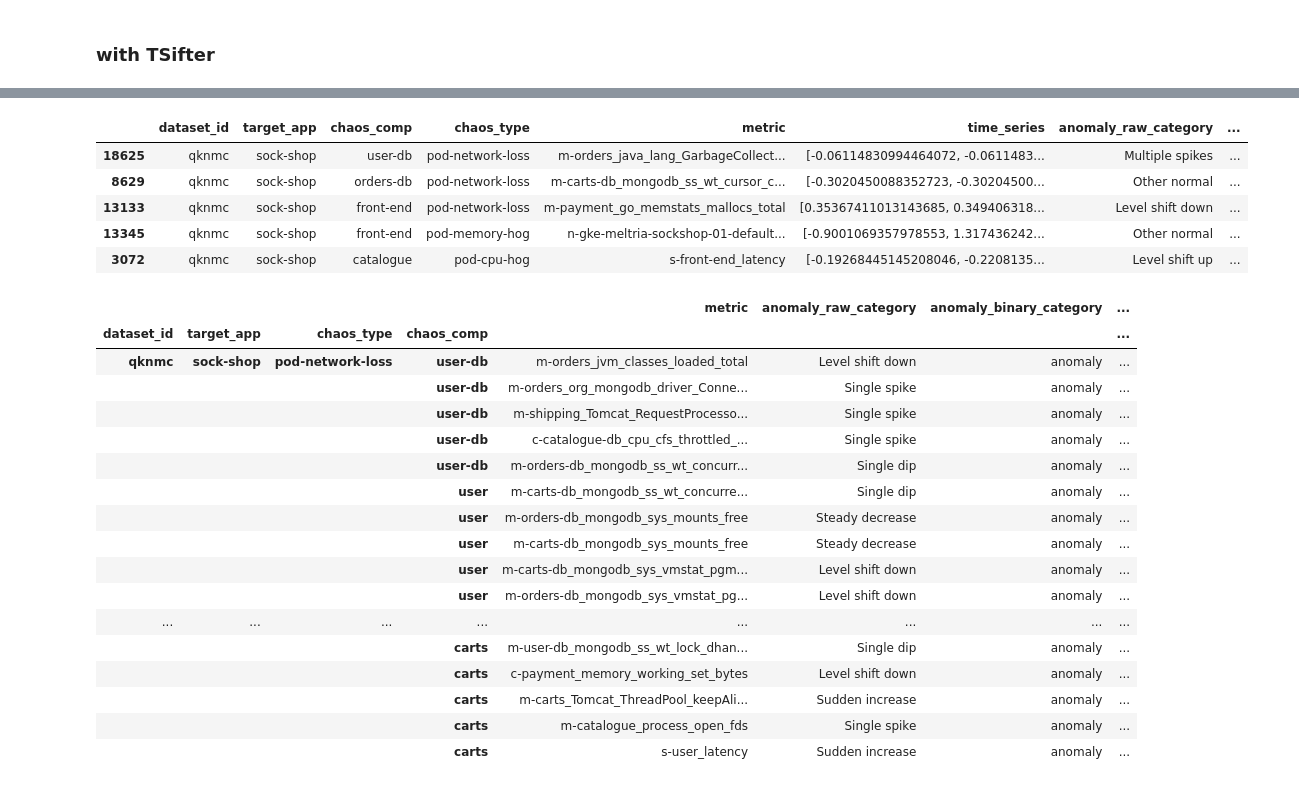
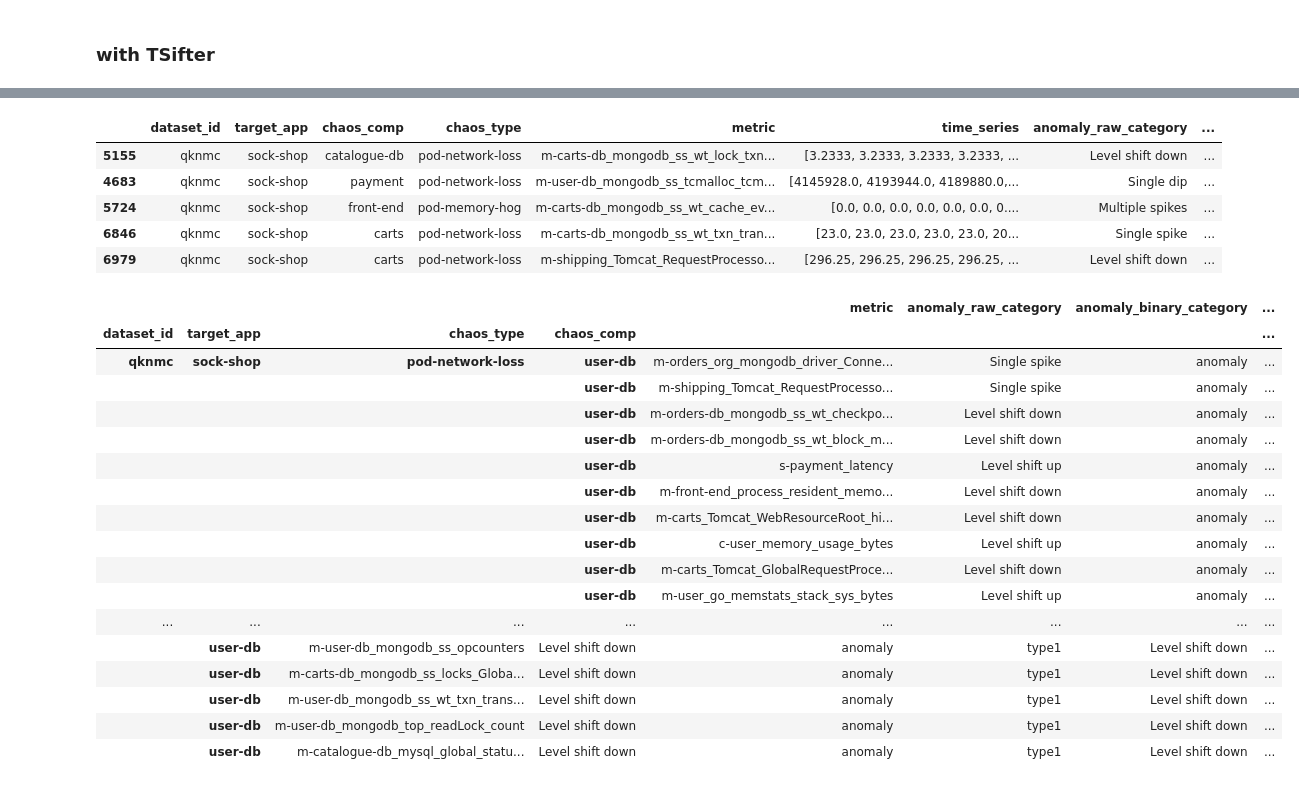
Before and after one commit to XuRepository/meltria-analyzer, a Jupyter notebook: notebooks/patternmatcher.ipynb, the cells around one changed output, grey strips where cells are left out. Saved outputs shown, nothing was run; the diff lists cells and outputs as text; code cells hidden in the pictures.

```diff
--- a/notebooks/patternmatcher.ipynb
+++ b/notebooks/patternmatcher.ipynb
@@ -113,5 +113,5 @@ user-db/pod-network-loss/0
 from notebooklib.save import load_tsdr
 
 DATASET_ID = "qknmc"  # sockshop
-datasets = get_well_injected_fault_dataset(load_tsdr(DATASET_ID))
+datasets = get_well_injected_fault_dataset(load_tsdr(DATASET_ID, revert_normalized_time_series=True))
 assert len(datasets) != 0
@@ -313,6 +310,6 @@ datasets_hier_sbd = load_tsdr(DATASET_ID, "hier_sbd")
 # %%
-predicted_and_reduced_df = predict_anomaly_categories(datasets_fluxrank, model, record_target_idx=2)
+predicted_and_reduced_df = predict_anomaly_categories(datasets, model, record_target_idx=2)
 # %%
 from tsdr.outlierdetection.residual_integral import residual_integral_max
 
-predicted_and_reduced_df["anomaly_degree"] = predicted_and_reduced_df.apply(lambda x: residual_integral_max(x.time_series)[0], axis=1)
+predicted_and_reduced_df["anomaly_degree"] = predicted_and_reduced_df.apply(lambda x: residual_integral_max(x.time_series, bkp=0)[0], axis=1)
@@ -351,38 +339,37 @@ def rank_score_of_patternmatcher_fixed(x: pd.Series) -> np.ndarray:
         case _:
             assert False, f"Unknown anomaly type: {at}"
     P = x["anomaly_degree"]  # anomaly degree (normalize to [0, 1])
-    # return (-np.log2(max([P, MIN_P]))) * pw
-    return (-np.log2(P)) * pw
+    return (-np.log2(max([P, MIN_P]))) * pw
 # %%
 predicted_and_reduced_df["rank_score"] = predicted_and_reduced_df.apply(rank_score_of_patternmatcher_fixed, axis=1)
 predicted_and_reduced_df.sample(n=5)
 # %% [output]
 |  | dataset_id | target_app | chaos_comp | chaos_type | metric | time_series | anomaly_raw_category | ... |
-| 18625 | qknmc | sock-shop | user-db | pod-network-loss | m-orders_java_lang_GarbageCollect... | [-0.06114830994464072, -0.0611483... | Multiple spikes | ... |
-| 8629 | qknmc | sock-shop | orders-db | pod-network-loss | m-carts-db_mongodb_ss_wt_cursor_c... | [-0.3020450088352723, -0.30204500... | Other normal | ... |
-| 13133 | qknmc | sock-shop | front-end | pod-network-loss | m-payment_go_memstats_mallocs_total | [0.35367411013143685, 0.349406318... | Level shift down | ... |
-| 13345 | qknmc | sock-shop | front-end | pod-memory-hog | n-gke-meltria-sockshop-01-default... | [-0.9001069357978553, 1.317436242... | Other normal | ... |
-| 3072 | qknmc | sock-shop | catalogue | pod-cpu-hog | s-front-end_latency | [-0.19268445145208046, -0.2208135... | Level shift up | ... |
+| 5155 | qknmc | sock-shop | catalogue-db | pod-network-loss | m-carts-db_mongodb_ss_wt_lock_txn... | [3.2333, 3.2333, 3.2333, 3.2333, ... | Level shift down | ... |
+| 4683 | qknmc | sock-shop | payment | pod-network-loss | m-user-db_mongodb_ss_tcmalloc_tcm... | [4145928.0, 4193944.0, 4189880.0,... | Single dip | ... |
+| 5724 | qknmc | sock-shop | front-end | pod-memory-hog | m-carts-db_mongodb_ss_wt_cache_ev... | [0.0, 0.0, 0.0, 0.0, 0.0, 0.0, 0.... | Multiple spikes | ... |
+| 6846 | qknmc | sock-shop | carts | pod-network-loss | m-carts-db_mongodb_ss_wt_txn_tran... | [23.0, 23.0, 23.0, 23.0, 23.0, 20... | Single spike | ... |
+| 6979 | qknmc | sock-shop | carts | pod-network-loss | m-shipping_Tomcat_RequestProcesso... | [296.25, 296.25, 296.25, 296.25, ... | Level shift down | ... |
 # %%
 sorted_results_df = predicted_and_reduced_df.query("not metric.str.startswith('n-')", engine='python').loc[:, predicted_and_reduced_df.columns != "time_series"].dropna(subset=["rank_score"]).sort_values(["dataset_id", "target_app", "chaos_type", "chaos_comp", "rank_score"], ascending=False).groupby(group_keys)
 with pd.option_context("display.max_rows", None, "display.max_columns", None, "display.max_colwidth", None):
-    display(sorted_results_df.head(n=5).set_index(group_keys))
+    display(sorted_results_df.head(n=20).set_index(group_keys))
 # %% [output]
 |  |  |  |  | metric | anomaly_raw_category | anomaly_binary_category | ... |
 | dataset_id | target_app | chaos_type | chaos_comp |  |  |  | ... |
-| qknmc | sock-shop | pod-network-loss | user-db | m-orders_jvm_classes_loaded_total | Level shift down | anomaly | ... |
-|  |  |  | user-db | m-orders_org_mongodb_driver_Conne... | Single spike | anomaly | ... |
+| qknmc | sock-shop | pod-network-loss | user-db | m-orders_org_mongodb_driver_Conne... | Single spike | anomaly | ... |
 |  |  |  | user-db | m-shipping_Tomcat_RequestProcesso... | Single spike | anomaly | ... |
-|  |  |  | user-db | c-catalogue-db_cpu_cfs_throttled_... | Single spike | anomaly | ... |
-|  |  |  | user-db | m-orders-db_mongodb_ss_wt_concurr... | Single dip | anomaly | ... |
-|  |  |  | user | m-carts-db_mongodb_ss_wt_concurre... | Single dip | anomaly | ... |
-|  |  |  | user | m-orders-db_mongodb_sys_mounts_free | Steady decrease | anomaly | ... |
-|  |  |  | user | m-carts-db_mongodb_sys_mounts_free | Steady decrease | anomaly | ... |
-|  |  |  | user | m-carts-db_mongodb_sys_vmstat_pgm... | Level shift down | anomaly | ... |
-|  |  |  | user | m-orders-db_mongodb_sys_vmstat_pg... | Level shift down | anomaly | ... |
+|  |  |  | user-db | m-orders-db_mongodb_ss_wt_checkpo... | Level shift down | anomaly | ... |
+|  |  |  | user-db | m-orders-db_mongodb_ss_wt_block_m... | Level shift down | anomaly | ... |
+|  |  |  | user-db | s-payment_latency | Level shift up | anomaly | ... |
+|  |  |  | user-db | m-front-end_process_resident_memo... | Level shift down | anomaly | ... |
+|  |  |  | user-db | m-carts_Tomcat_WebResourceRoot_hi... | Level shift down | anomaly | ... |
+|  |  |  | user-db | c-user_memory_usage_bytes | Level shift up | anomaly | ... |
+|  |  |  | user-db | m-carts_Tomcat_GlobalRequestProce... | Level shift down | anomaly | ... |
+|  |  |  | user-db | m-user_go_memstats_stack_sys_bytes | Level shift up | anomaly | ... |
 | ... | ... | ... | ... | ... | ... | ... | ... |
-|  |  |  | carts | m-user-db_mongodb_ss_wt_lock_dhan... | Single dip | anomaly | ... |
-|  |  |  | carts | c-payment_memory_working_set_bytes | Level shift down | anomaly | ... |
-|  |  |  | carts | m-carts_Tomcat_ThreadPool_keepAli... | Sudden increase | anomaly | ... |
-|  |  |  | carts | m-catalogue_process_open_fds | Single spike | anomaly | ... |
-|  |  |  | carts | s-user_latency | Sudden increase | anomaly | ... |
+|  | user-db | m-user-db_mongodb_ss_opcounters | Level shift down | anomaly | type1 | Level shift down | ... |
+|  | user-db | m-carts-db_mongodb_ss_locks_Globa... | Level shift down | anomaly | type1 | Level shift down | ... |
+|  | user-db | m-user-db_mongodb_ss_wt_txn_trans... | Level shift down | anomaly | type1 | Level shift down | ... |
+|  | user-db | m-user-db_mongodb_top_readLock_count | Level shift down | anomaly | type1 | Level shift down | ... |
+|  | user-db | m-catalogue-db_mysql_global_statu... | Level shift down | anomaly | type1 | Level shift down | ... |
```
Also changed, not shown: parts of 6 cells of this notebook, 2 other files.
